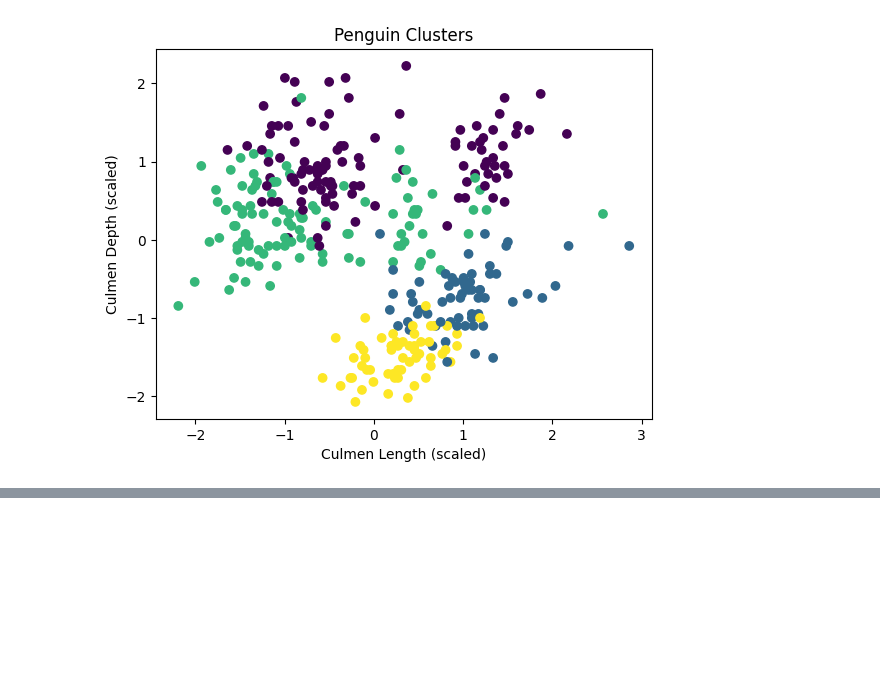
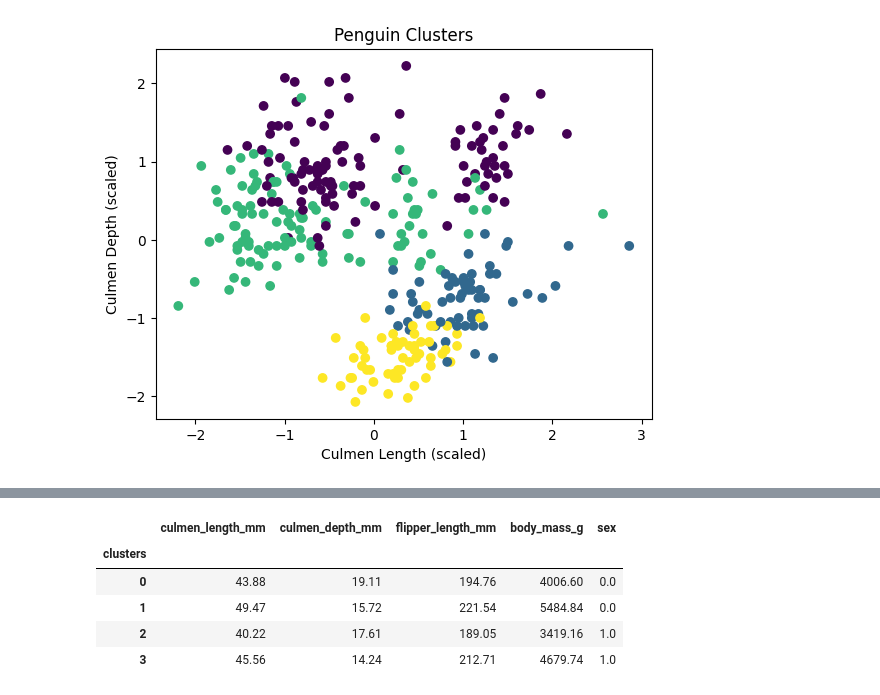
Before and after one commit to thelastmedici/ML_notebook, a Jupyter notebook: Clustering_penguin_species/notebook.ipynb, the cells around one changed output, grey strips where cells are left out. Cells and saved outputs as stored; diff of their text form; code cells hidden in the pictures; blank space fills up the shorter version.

```diff
--- a/Clustering_penguin_species/notebook.ipynb
+++ b/Clustering_penguin_species/notebook.ipynb
@@ -102,0 +124,11 @@ plt.show()
+# %%
+#cluster-wise-summary
+cluster_summary = final_df.groupby('clusters').mean().round(2)
+cluster_summary
+# %% [output]
+|  | culmen_length_mm | culmen_depth_mm | flipper_length_mm | body_mass_g | sex |
+| clusters |  |  |  |  |  |
+| 0 | 43.88 | 19.11 | 194.76 | 4006.60 | 0.0 |
+| 1 | 49.47 | 15.72 | 221.54 | 5484.84 | 0.0 |
+| 2 | 40.22 | 17.61 | 189.05 | 3419.16 | 1.0 |
+| 3 | 45.56 | 14.24 | 212.71 | 4679.74 | 1.0 |
```
Also changed, not shown: parts of 3 cells of this notebook.
